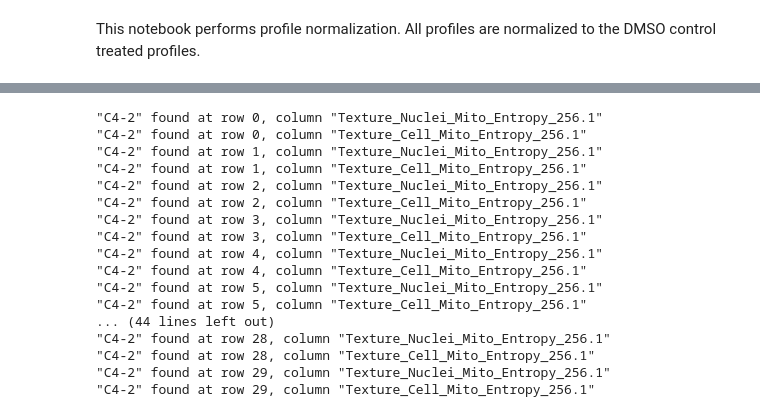
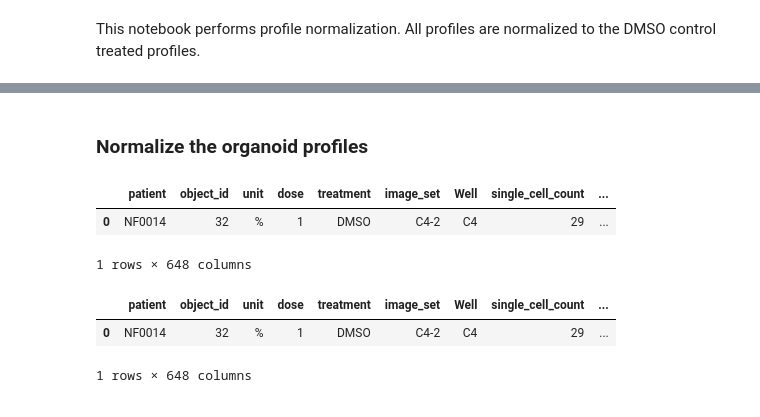
Before and after one commit to MikeLippincott/GFF_3D_organoid_profiling_pipeline, a Jupyter notebook: 4.processing_image_based_profiles/notebooks/6.normalization.ipynb, the cells around one changed output, grey strips where cells are left out. Cells and saved outputs as stored; diff of their text form; code cells hidden in the pictures.

```diff
--- a/4.processing_image_based_profiles/notebooks/6.normalization.ipynb
+++ b/4.processing_image_based_profiles/notebooks/6.normalization.ipynb
@@ -136,28 +95,0 @@ sc_annotated_profiles.loc[:, features_columns]
-# %%
-import numpy as np
-
-# Boolean DataFrame: True where cell equals "C4-2"
-mask = sc_annotated_profiles.loc[:, features_columns].applymap(lambda x: x == "C4-2")
-
-# Get (row, column) indices where "C4-2" is found
-rows, cols = np.where(mask)
-for row, col in zip(rows, cols):
-    print(f'"C4-2" found at row {row}, column "{sc_annotated_profiles.columns[col]}"')
-# %% [output]
-"C4-2" found at row 0, column "Texture_Nuclei_Mito_Entropy_256.1"
-"C4-2" found at row 0, column "Texture_Cell_Mito_Entropy_256.1"
-"C4-2" found at row 1, column "Texture_Nuclei_Mito_Entropy_256.1"
-"C4-2" found at row 1, column "Texture_Cell_Mito_Entropy_256.1"
-"C4-2" found at row 2, column "Texture_Nuclei_Mito_Entropy_256.1"
-"C4-2" found at row 2, column "Texture_Cell_Mito_Entropy_256.1"
-"C4-2" found at row 3, column "Texture_Nuclei_Mito_Entropy_256.1"
-"C4-2" found at row 3, column "Texture_Cell_Mito_Entropy_256.1"
-"C4-2" found at row 4, column "Texture_Nuclei_Mito_Entropy_256.1"
-"C4-2" found at row 4, column "Texture_Cell_Mito_Entropy_256.1"
-"C4-2" found at row 5, column "Texture_Nuclei_Mito_Entropy_256.1"
-"C4-2" found at row 5, column "Texture_Cell_Mito_Entropy_256.1"
-... (44 lines left out)
-"C4-2" found at row 28, column "Texture_Nuclei_Mito_Entropy_256.1"
-"C4-2" found at row 28, column "Texture_Cell_Mito_Entropy_256.1"
-"C4-2" found at row 29, column "Texture_Nuclei_Mito_Entropy_256.1"
-"C4-2" found at row 29, column "Texture_Cell_Mito_Entropy_256.1"
@@ -165,0 +96,38 @@ for row, col in zip(rows, cols):
+# %% [markdown]
+### Normalize the organoid profiles
+# %%
+organoid_annotated_profiles.head()
+# %% [output]
+|  | patient | object_id | unit | dose | treatment | image_set | Well | single_cell_count | ... |
+| 0 | NF0014 | 32 | % | 1 | DMSO | C4-2 | C4 | 29 | ... |
+1 rows × 648 columns
+# %%
+organoid_metadata_columns = [
+    "patient",
+    "object_id",
+    "unit",
+    "dose",
+    "treatment",
+    "image_set",
+    "Well",
+    "single_cell_count",
+]
+organoid_features_columns = [
+    col
+    for col in organoid_annotated_profiles.columns
+    if col not in organoid_metadata_columns
+]
+# normalize the data
+organoid_normalized_profiles = normalize(
+    organoid_annotated_profiles,
+    features=organoid_features_columns,
+    meta_features=organoid_metadata_columns,
+    method="standardize",
+    samples="treatment == 'DMSO'",
+)
+organoid_normalized_profiles.to_parquet(organoid_normalized_output_path, index=False)
+organoid_normalized_profiles.head()
+# %% [output]
+|  | patient | object_id | unit | dose | treatment | image_set | Well | single_cell_count | ... |
+| 0 | NF0014 | 32 | % | 1 | DMSO | C4-2 | C4 | 29 | ... |
+1 rows × 648 columns
```
Also changed, not shown: parts of 13 cells of this notebook, 7 other files.
